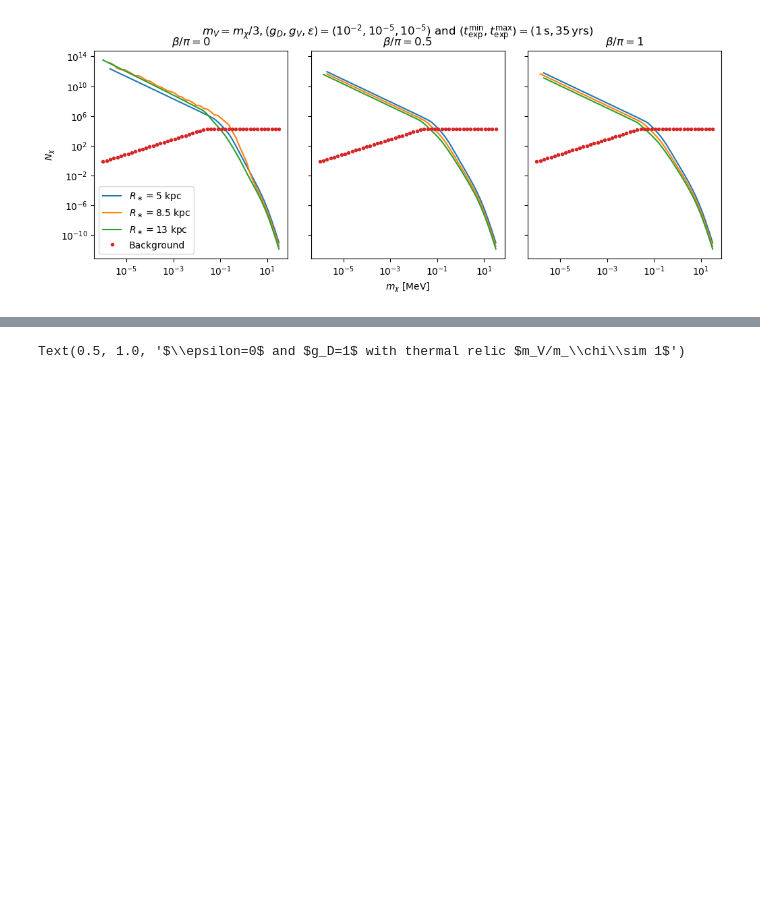
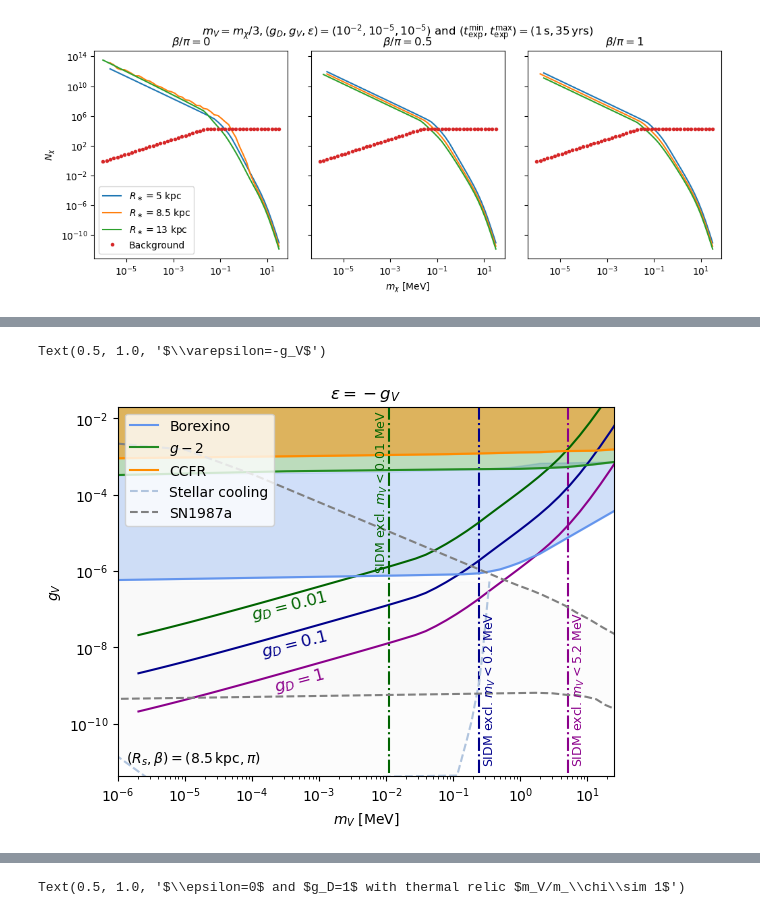
Before and after one commit to yenhsunlin/SNnuBDM2, a Jupyter notebook: src/plot.ipynb, the cells around one changed output, grey strips where cells are left out. Drawn from its saved outputs; the diff is of its cells as text; code cells hidden in the pictures; blank space fills up the shorter version.

```diff
--- a/src/plot.ipynb
+++ b/src/plot.ipynb
@@ -662,0 +688,55 @@ plt.title(r'$\epsilon=0$ and $m_V=m_\chi/3$ with thermal relic $g_D$')
+# %%
+# gD = 1
+plt.plot(eventEqual_beta1_list[0,:,0],gV_EqualMv_constraint_gD1_beta3[1],color='darkmagenta')
+plt.text(2e-4, 1.3e-9/1.9, r'$g_D=1$', color='darkmagenta',fontsize=12,rotation=15)
+# SIDM
+mV_excl_gD1 = mV_SIDM(1,10)
+plt.plot([mV_excl_gD1,mV_excl_gD1],[5e-12,2e-2],'-.',color='darkmagenta')
+plt.text(1.1*mV_excl_gD1, 1e-11, f'SIDM excl. $m_V<${mV_excl_gD1:.1f} MeV', color='darkmagenta',fontsize=9,rotation=90)
+# gD = 0.1
+plt.plot(eventEqual_beta1_list[0,:,0],gV_EqualMv_constraint_gD01_beta3[1],color='darkblue')
+plt.text(1.3e-4, 1.1e-8/1.9, r'$g_D=0.1$', color='darkblue',fontsize=12,rotation=14)
+# SIDM
+mV_excl_gD01 = mV_SIDM(0.1,10)
+plt.plot([mV_excl_gD01,mV_excl_gD01],[5e-12,2e-2],'-.',color='darkblue')
+plt.text(1.1*mV_excl_gD01, 1e-11, f'SIDM excl. $m_V<${mV_excl_gD01:.1f} MeV', color='darkblue',fontsize=9,rotation=90)
+# gD = 0.01
+plt.plot(eventEqual_beta1_list[0,:,0],gV_EqualMv_constraint_gD001_beta3[1],color='darkgreen')
+plt.text(9e-5, 1e-7/1.9, r'$g_D=0.01$', color='darkgreen',fontsize=12,rotation=14)
+# SIDM
+mV_excl_gD001 = mV_SIDM(0.01,10)
+plt.plot([mV_excl_gD001,mV_excl_gD001],[5e-12,2e-2],'-.',color='darkgreen')
+plt.text(mV_excl_gD001/1.7, 1.1e-6, f'SIDM excl. $m_V<${mV_excl_gD001:.2f} MeV', color='darkgreen',fontsize=9,rotation=90)
+
+plt.xscale('log')
+plt.yscale('log')
+plt.ylabel(r'$g_V$')
+# Borexino
+plt.plot(Borexino_equal.T[0],Borexino_equal.T[1],label='Borexino',color='cornflowerblue')
+plt.fill_between(Borexino_equal.T[0],Borexino_equal.T[1],gm2_equal.T[1][:11],alpha=0.3,color='cornflowerblue')
+# g-2
+plt.plot(gm2_equal.T[0],gm2_equal.T[1],label='$g-2$',color='forestgreen')
+plt.fill_between(gm2_equal.T[0],gm2_equal.T[1],1,alpha=0.3,color='forestgreen')
+# CCFR
+plt.plot(CCFR_equal.T[0],CCFR_equal.T[1],label='CCFR',color='darkorange')
+plt.fill_between(CCFR_equal.T[0],CCFR_equal.T[1],1,alpha=0.5,color='darkorange')
+# Stellar
+plt.plot(StarCool_equal.T[0],StarCool_equal.T[1],'--',label='Stellar cooling',color='lightsteelblue')
+plt.fill_between(StarCool_equal.T[0],StarCool_equal.T[1], StarCool_equal.T[1][-1],alpha=0.02,color='grey')
+# SN
+plt.plot(SN_equal.T[0],SN_equal.T[1],'--',label='SN1987a',color='gray')
+plt.fill_between(SN_equal.T[0],SN_equal.T[1],1e-30,alpha=0.02,color='gray')
+# show Rs
+plt.text(1.3e-6, 1e-11, r'$(R_s,\beta)=(8.5\,{\rm kpc},\pi)$',fontsize=10)
+plt.xlim(1e-6,25)
+plt.ylim(4.2e-12,2e-2)
+plt.legend(loc='upper left')
+plt.xscale('log')
+plt.yscale('log')
+plt.xlabel(r'$m_V$ [MeV]')
+plt.ylabel(r'$g_V$')
+plt.title(r'$\varepsilon=-g_V$')
+#plt.savefig('sensitivity_different_gD_beta_pi.pdf',bbox_inches = 'tight')
+# %% [output]
+Text(0.5, 1.0, '$\\varepsilon=-g_V$')
+[figure, added]
```
Also changed, not shown: parts of 25 cells of this notebook, 7 other files.
